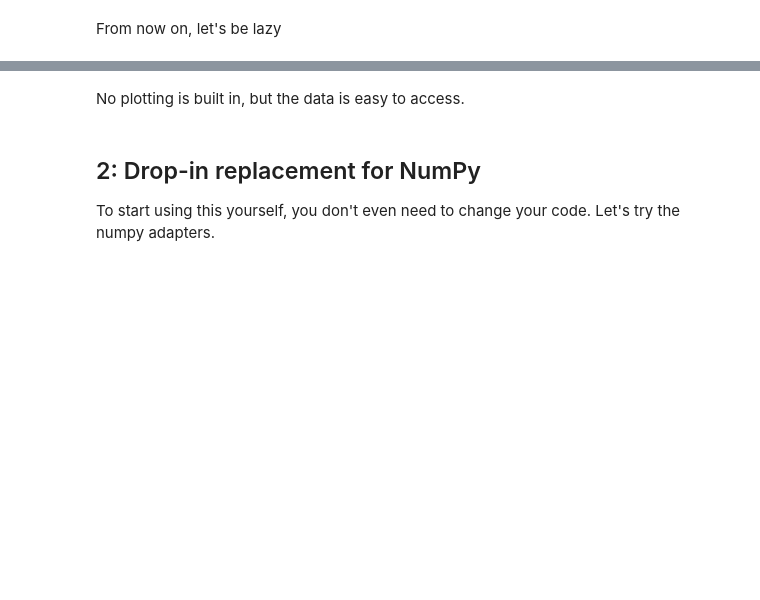
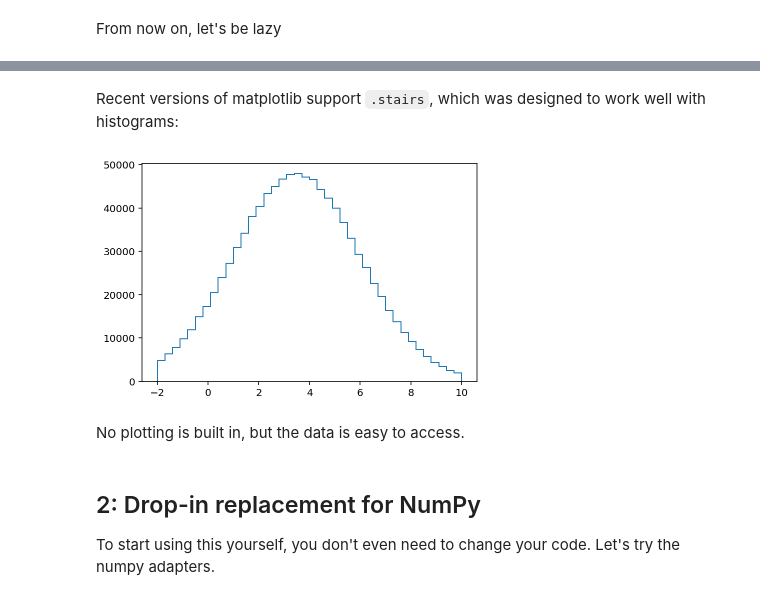
Before and after one commit to scikit-hep/boost-histogram, a Jupyter notebook: notebooks/BoostHistogramHandsOn.ipynb, the cells around one changed output, grey strips where cells are left out. Drawn from its saved outputs; the diff is of its cells as text; code cells hidden in the pictures; blank space fills up the shorter version.

```diff
--- a/notebooks/BoostHistogramHandsOn.ipynb
+++ b/notebooks/BoostHistogramHandsOn.ipynb
@@ -59,3 +59,9 @@ plt.step(hist1.axes[0].edges[:-1], hist1, where="post");
+# %% [markdown]
+Recent versions of matplotlib support `.stairs`, which was designed to work well with histograms:
+# %%
+plt.stairs(hist1.values(), hist1.axes[0].edges);
+# %% [output]
+[figure, added]
 # %% [markdown]
 No plotting is built in, but the data is easy to access.
 # %% [markdown]
```
Also changed, not shown: parts of 19 cells of this notebook, 1 other file.
